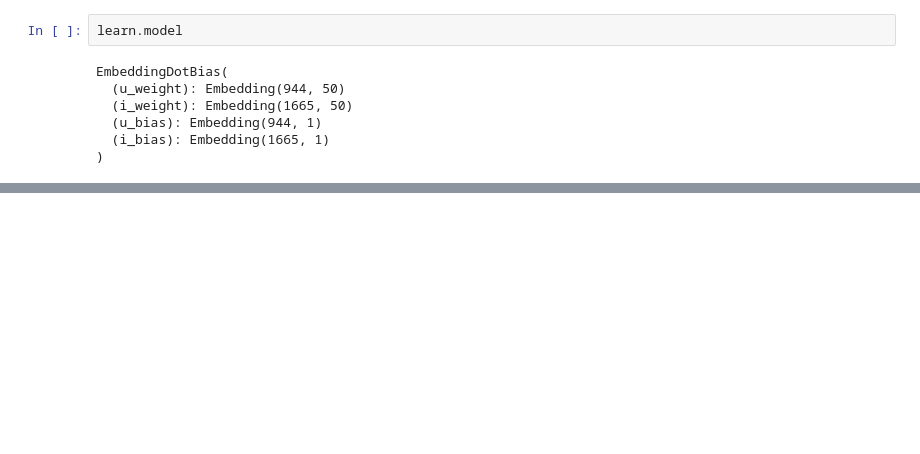
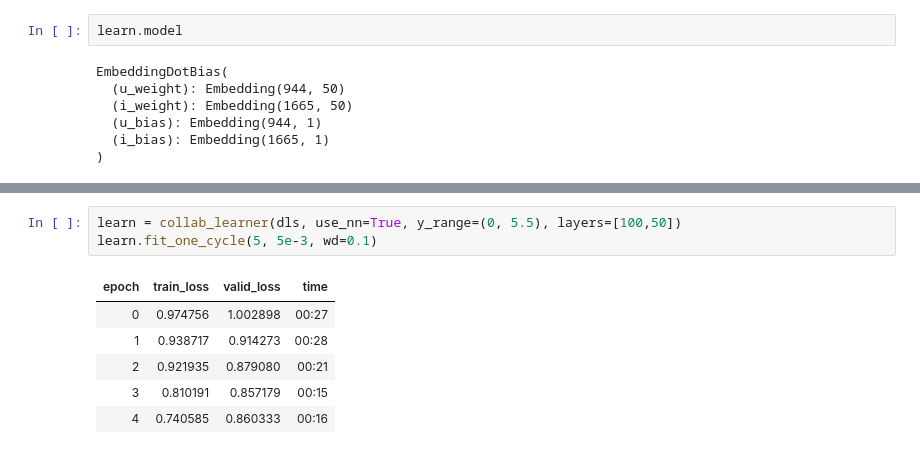
Before and after one commit to satani99/practical_deep_learning_for_coders, a Jupyter notebook: fast_ai_8.ipynb, the cells around one changed output, grey strips where cells are left out. Saved outputs shown, nothing was run; the diff lists cells and outputs as text; blank space fills up the shorter version.

```diff
--- a/fast_ai_8.ipynb
+++ b/fast_ai_8.ipynb
@@ -209,0 +249,10 @@ idxs = movie_bias.argsort(descending=True)[:5]
+# %%
+learn = collab_learner(dls, use_nn=True, y_range=(0, 5.5), layers=[100,50])
+learn.fit_one_cycle(5, 5e-3, wd=0.1)
+# %% [output]
+| epoch | train_loss | valid_loss | time |
+| 0 | 0.974756 | 1.002898 | 00:27 |
+| 1 | 0.938717 | 0.914273 | 00:28 |
+| 2 | 0.921935 | 0.879080 | 00:21 |
+| 3 | 0.810191 | 0.857179 | 00:15 |
+| 4 | 0.740585 | 0.860333 | 00:16 |
```
Also changed, not shown: parts of 16 cells of this notebook.
